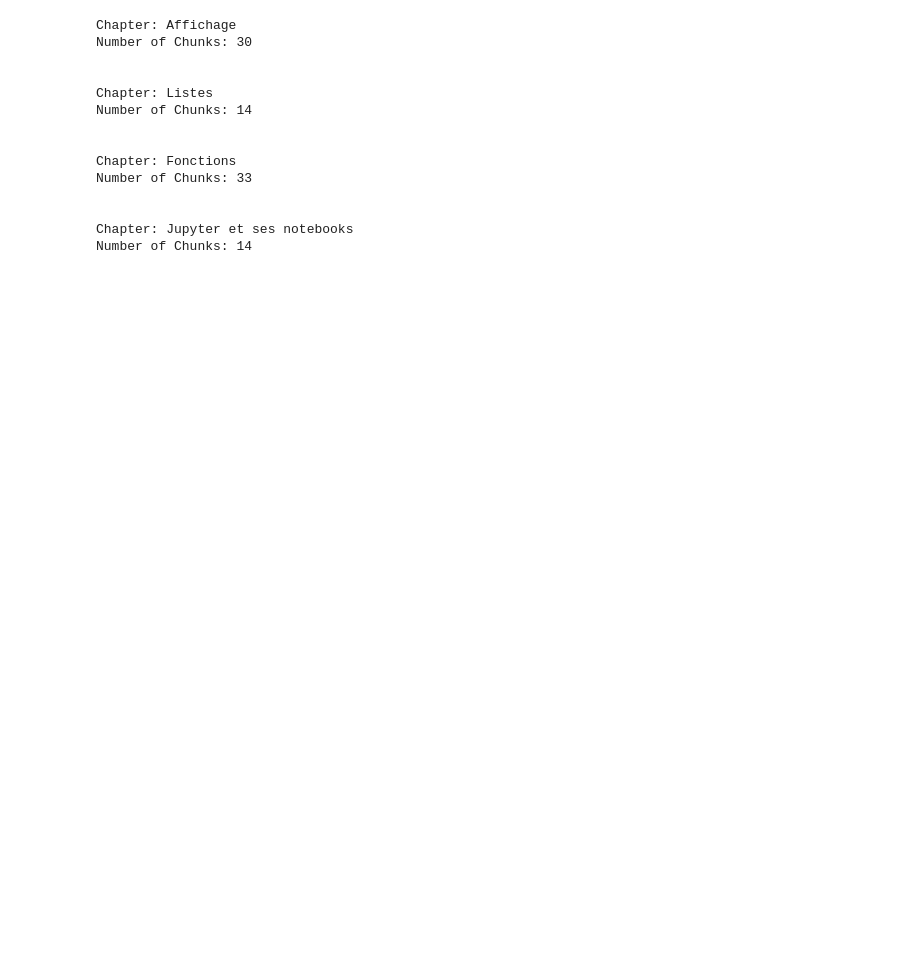
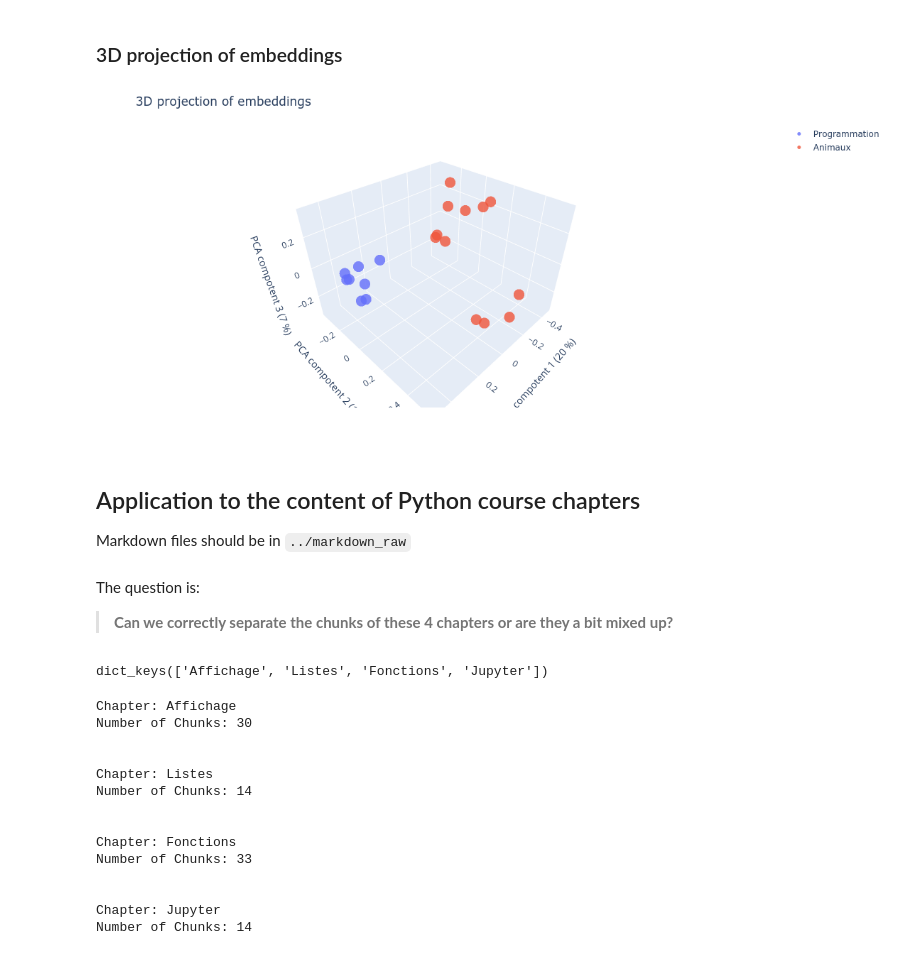
Before and after one commit to pierrepo/-biopyassistant-sandbox, a Jupyter notebook: src/analysis_embeddings.ipynb, the cells around one changed output. Cells and saved outputs as stored; diff of their text form; code cells hidden in the pictures; blank space fills up the shorter version.

```diff
--- a/src/analysis_embeddings.ipynb
+++ b/src/analysis_embeddings.ipynb
@@ -221,0 +171,47 @@ dict_keys(['Affichage', 'Listes', 'Fonctions', 'Jupyter et ses notebooks'])
+# %% [markdown]
+### 3D projection of embeddings
+# %%
+# Display the 3D Scatter Plot of Categories
+fig = go.Figure()
+
+for category in categories:
+    # Get data points
+    x = df[df["category"] == category]["pca_comp_1"]
+    y = df[df["category"] == category]["pca_comp_2"]
+    z = df[df["category"] == category]["pca_comp_3"]
+    # Set the hover text
+    hover_text = df[df["category"] == category]["text"]
+
+    fig.add_trace(
+        go.Scatter3d(
+            x=x,
+            y=y,
+            z=z,
+            mode="markers",
+            marker=dict(size=5, color=i, colorscale="Viridis", opacity=0.8),
+            name=category,
+            hovertext=hover_text,
+            hoverinfo="text",
+        )
+    )
+
+fig.update_layout(
+    autosize=False,
+    title="3D projection of embeddings",
+    width=800,
+    height=500,
+    margin=dict(l=10, r=10, b=50, t=50, pad=10),
+    scene=dict(
+        xaxis=dict(title=component_labels[1]),
+        yaxis=dict(title=component_labels[2]),
+        zaxis=dict(title=component_labels[3]),
+    ),
+)
+
+fig.show()
+# %% [output]
+[figure, added]
+# %% [markdown]
+## Application to the content of Python course chapters
+
+Markdown files should be in `../markdown_raw`
@@ -222,3 +229,18 @@ dict_keys(['Affichage', 'Listes', 'Fonctions', 'Jupyter et ses notebooks'])
+# %% [markdown]
+The question is:
+
+> **Can we correctly separate the chunks of these 4 chapters or are they a bit mixed up?**
+# %%
+# Get the content of the chapters
+chapter_content = {}
+
+for chapter in chapters:
+    f_in = Path(markdown_path) / chapter["filename"]
+    chapter_content[chapter["name"]] = f_in.read_text()
+
+chapter_content.keys()
+# %% [output]
+dict_keys(['Affichage', 'Listes', 'Fonctions', 'Jupyter'])
 # %%
 # Split content into chunks
 def split_text(text: str, chunk_size: int, chunk_overlap: int) -> list[str]:
@@ -254,9 +276,9 @@ def split_text(text: str, chunk_size: int, chunk_overlap: int) -> list[str]:
 # %%
 # Split the content of the chapters
 chapter_chunks = {}
-for chapter, content in chapter_content.items():
+for name, content in chapter_content.items():
     chunks = split_text(content, chunk_size=1000, chunk_overlap=200)
-    chapter_chunks[chapter] = chunks
+    chapter_chunks[name] = chunks
 
 for chapter, chunks in chapter_chunks.items():
     print(f"Chapter: {chapter}")
@@ -275,6 +297,6 @@ Chapter: Fonctions
 Number of Chunks: 33
 
 
-Chapter: Jupyter et ses notebooks
+Chapter: Jupyter
 Number of Chunks: 14
 # %%
```
Also changed, not shown: parts of 61 cells of this notebook.
